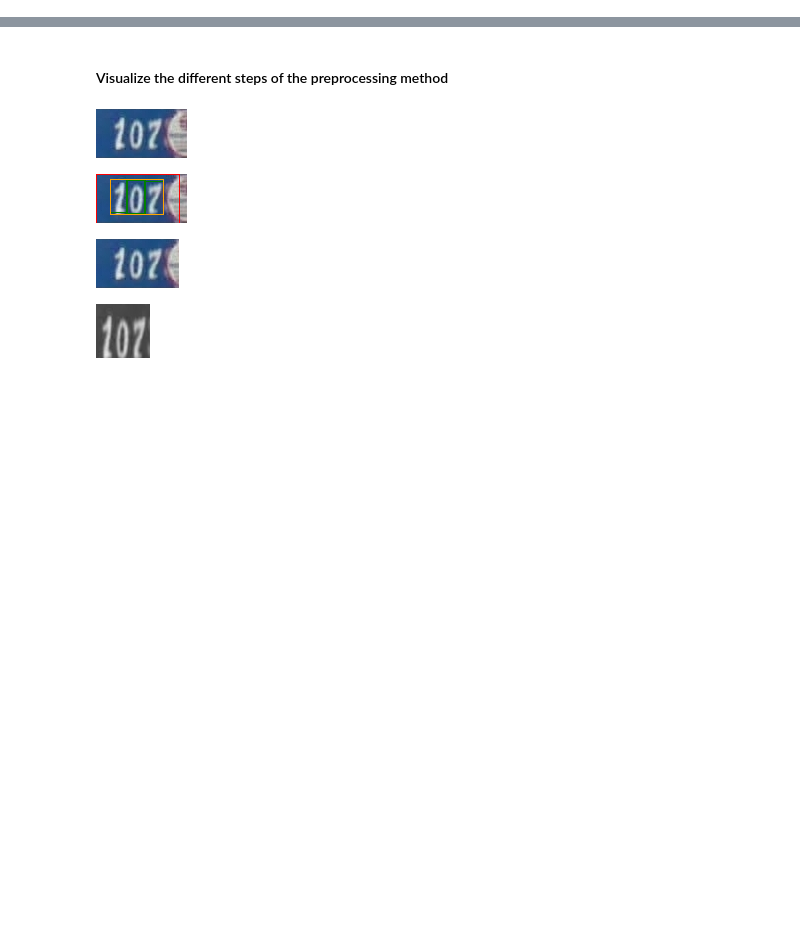
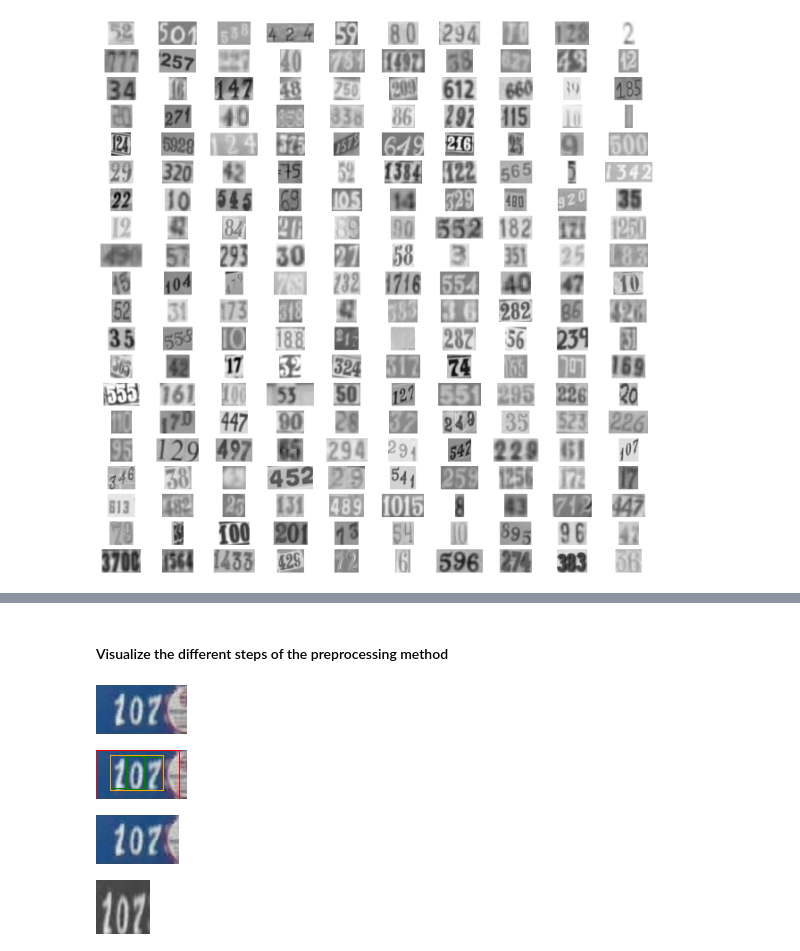
Before and after one commit to JordiMoralesCasas/transformer_dram_ram, a Jupyter notebook: notebooks/SVHN_larger_preprocessing.ipynb, the cells around one changed output, grey strips where cells are left out. Saved outputs shown, nothing was run; the diff lists cells and outputs as text; code cells hidden in the pictures; blank space fills up the shorter version.

```diff
--- a/notebooks/SVHN_larger_preprocessing.ipynb
+++ b/notebooks/SVHN_larger_preprocessing.ipynb
@@ -20,0 +63,59 @@ with open(data_dir + "test_data.pkl", "rb") as f:
+# %%
+import cv2
+
+ncols, nrows = 10, 20
+fig, ax = plt.subplots(ncols=ncols, nrows=nrows, figsize=(16, 16))
+
+#rand_idx = np.random.randint(low=0, high=len(train_data), size=(nrows, ncols))
+
+for i in range(nrows):
+    for j in range(ncols):
+        sample = train_data[rand_idx[i, j]]
+
+        img_path = os.path.join(data_dir, sample["dataset_split"], sample["filename"])
+        img = Image.open(img_path).convert('L')
+
+
+
+        img_draw = ImageDraw.Draw(img)
+        w, h = img.size
+        bboxes = sample["boxes"]
+
+        # Get smaller bounding box that contain all digit bounding boxes
+        x1 = min([i["left"] for i in bboxes])
+        y1 = min([i["top"] for i in bboxes])
+        x2 = max([i["left"] + i["width"] for i in bboxes])
+        y2 = max([i["top"] + i["height"] for i in bboxes])
+
+        # expand bbox
+        """x1 = int(max(0, x1 - 0.5*(x2-x1)))
+        y1 = int(max(0, y1 - 0.5*(y2-y1)))
+        x2 = int(min(w, x2 + 0.5*(x2-x1)))
+        y2 = int(min(h, y2 + 0.5*(y2-y1)))"""
+
+        #img_draw.rectangle(((x1, y1), (x2, y2)), outline ="red", width=1)
+        img = img.crop((x1, y1, x2, y2))
+
+
+        open_cv_img = np.array(img, dtype="uint8")
+
+        mean_corner_values = (
+            open_cv_img[:2, :2].mean() + open_cv_img[:-2, :2].mean() + open_cv_img[:-2, :-2].mean() + open_cv_img[:2, :-2].mean()
+            ) / 4
+
+        mean_background_color = np.mean([open_cv_img[:, 0].mean(), open_cv_img[:, -1].mean(), open_cv_img[0, :].mean(), open_cv_img[-1, :].mean()])
+
+        if mean_background_color < 0.5*255:
+            open_cv_img = 255 - open_cv_img
+
+        """open_cv_img = cv2.adaptiveThreshold(open_cv_img, 255,
+	        cv2.ADAPTIVE_THRESH_MEAN_C, cv2.THRESH_BINARY_INV, 21, 10)"""
+
+        img = Image.fromarray(open_cv_img).convert("RGB")
+
+        ax[i, j].axis("off")
+        ax[i, j].imshow(img, cmap="gray")
+
+plt.show()
+# %% [output]
+[figure, added]
```
Also changed, not shown: parts of 5 cells of this notebook, 12 other files.
